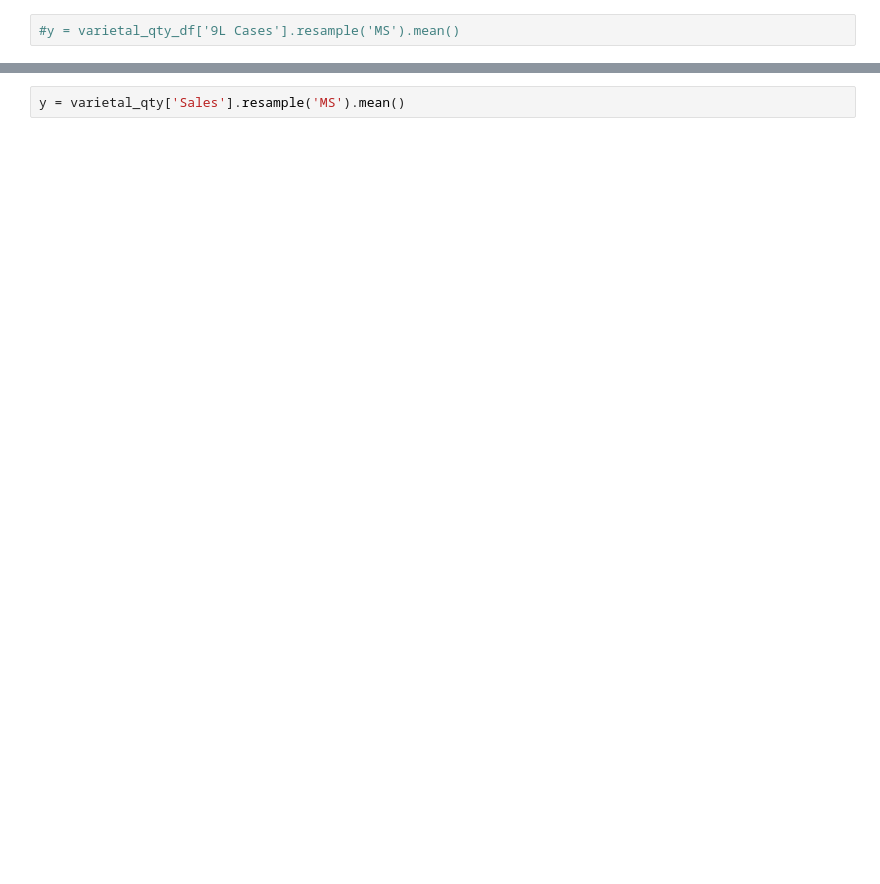
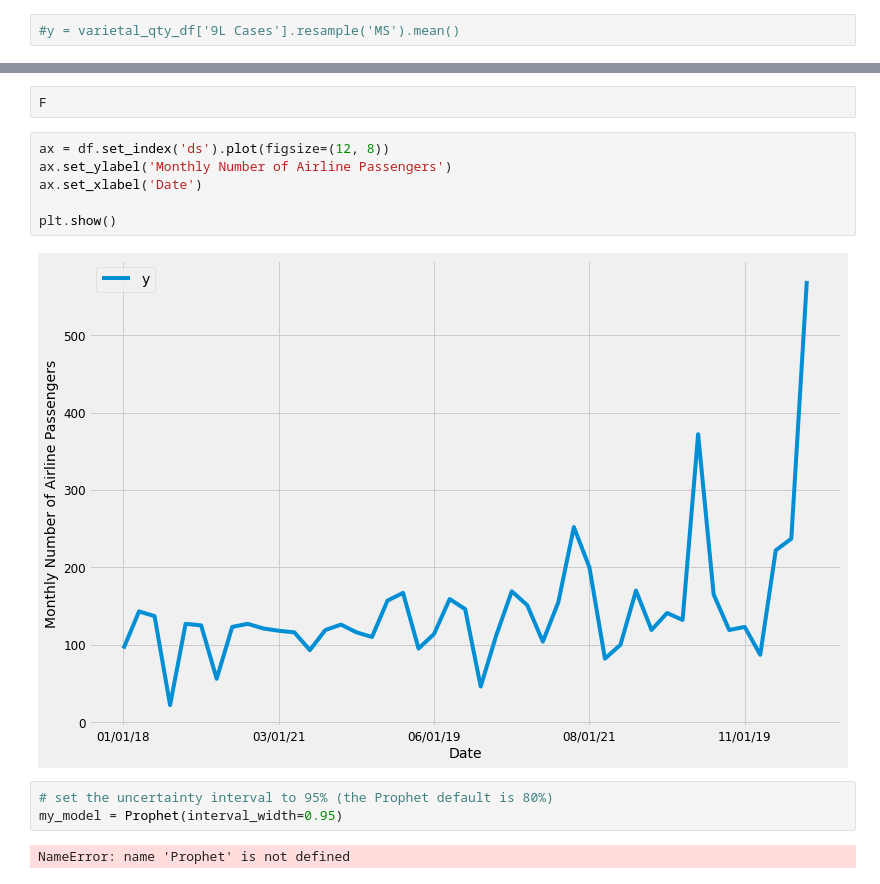
Before and after one commit to fengtastics/111-Capstone, a Jupyter notebook: timeseries_v1.ipynb, the cells around one changed output, grey strips where cells are left out. Cells and saved outputs as stored; diff of their text form; blank space fills up the shorter version.

Commit message:
prophet code

```diff
--- a/timeseries_v1.ipynb
+++ b/timeseries_v1.ipynb
@@ -244,2 +241,15 @@ df.head(5)
-# %%
-y = varietal_qty['Sales'].resample('MS').mean()
+# %%
+F
+# %%
+ax = df.set_index('ds').plot(figsize=(12, 8))
+ax.set_ylabel('Monthly Number of Airline Passengers')
+ax.set_xlabel('Date')
+
+plt.show()
+# %% [output]
+[figure, added]
+# %%
+# set the uncertainty interval to 95% (the Prophet default is 80%)
+my_model = Prophet(interval_width=0.95)
+# %% [output]
+NameError: name 'Prophet' is not defined
```
Also changed, not shown: parts of 3 cells of this notebook.
